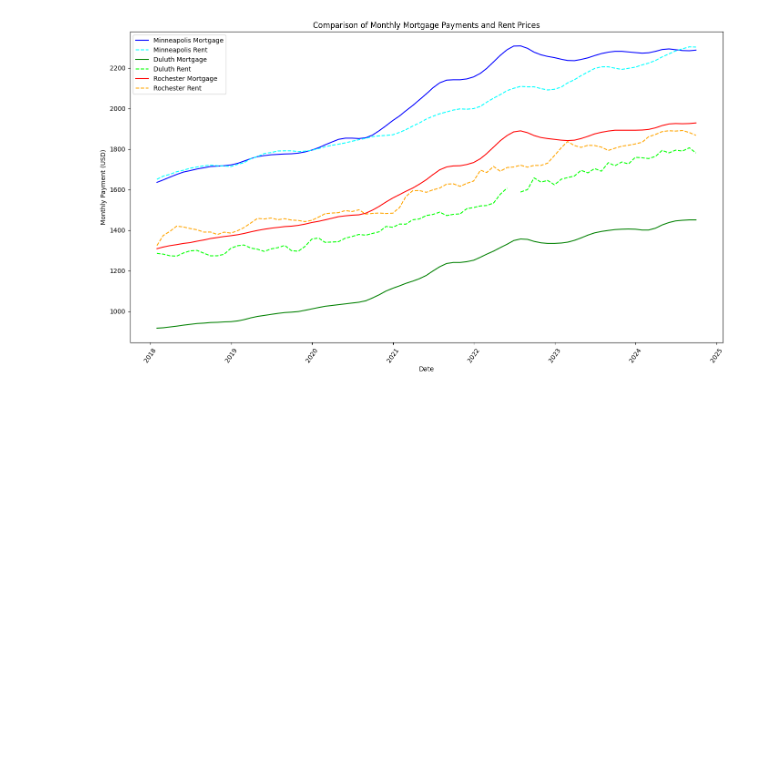
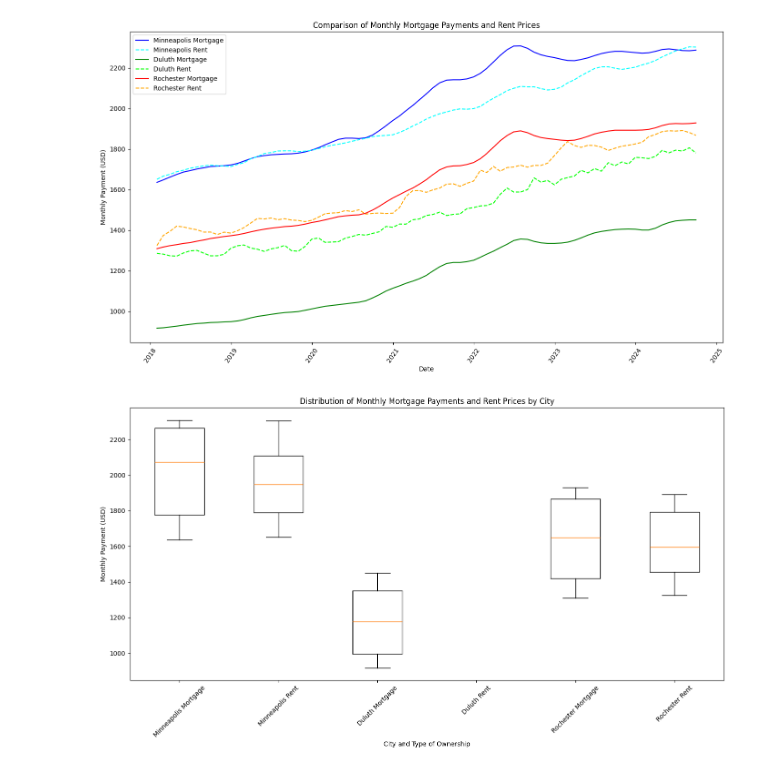
Before and after one commit to BettyJean8/Project-JLLMB, a Jupyter notebook: Housing.ipynb, the cells around one changed output. Saved outputs shown, nothing was run; the diff lists cells and outputs as text; code cells hidden in the pictures; blank space fills up the shorter version.

Commit message:
Added boxplots

```diff
--- a/Housing.ipynb
+++ b/Housing.ipynb
@@ -71,6 +71,7 @@ principal_value_df["Rochester_Mortgage"] = principal_value_df["Rochester, MN"].a
 
 # Merge DataFrames on 'MonthYear'
 merged_df = pd.merge(principal_value_df, rent_df, on="MonthYear", suffixes=("_mortgage", "_rent")) # Needed to avoid conflicts between
+merged_df = merged_df = merged_df.bfill()  # Backward fill
 # the 2 dateframes having the same column names.
 
 # Plotting the merged data with updated suffixes
@@ -98,3 +99,32 @@ plt.show()
 # %%
 # The Duluth rent has missing values.
 # Possibly we can find a way to fill them in using trends of Mpls and Rochester? Or find the average from 2022 - 2023?
+# %%
+data = [
+    merged_df["Minneapolis_Mortgage"],
+    merged_df["Minneapolis, MN_rent"],
+    merged_df["Duluth_Mortgage"],
+    merged_df["Duluth, MN_rent"],
+    merged_df["Rochester_Mortgage"],
+    merged_df["Rochester, MN_rent"]
+]
+# %%
+labels = [
+    "Minneapolis Mortgage",
+    "Minneapolis Rent",
+    "Duluth Mortgage",
+    "Duluth Rent",
+    "Rochester Mortgage",
+    "Rochester Rent"
+]
+# %%
+plt.figure(figsize=(14, 8))
+plt.boxplot(data, tick_labels=labels)
+plt.xlabel("City and Type of Ownership")
+plt.ylabel("Monthly Payment (USD)")
+plt.title("Distribution of Monthly Mortgage Payments and Rent Prices by City")
+plt.xticks(rotation=45)
+plt.tight_layout()
+plt.show()
+# %% [output]
+[figure, added]
```
